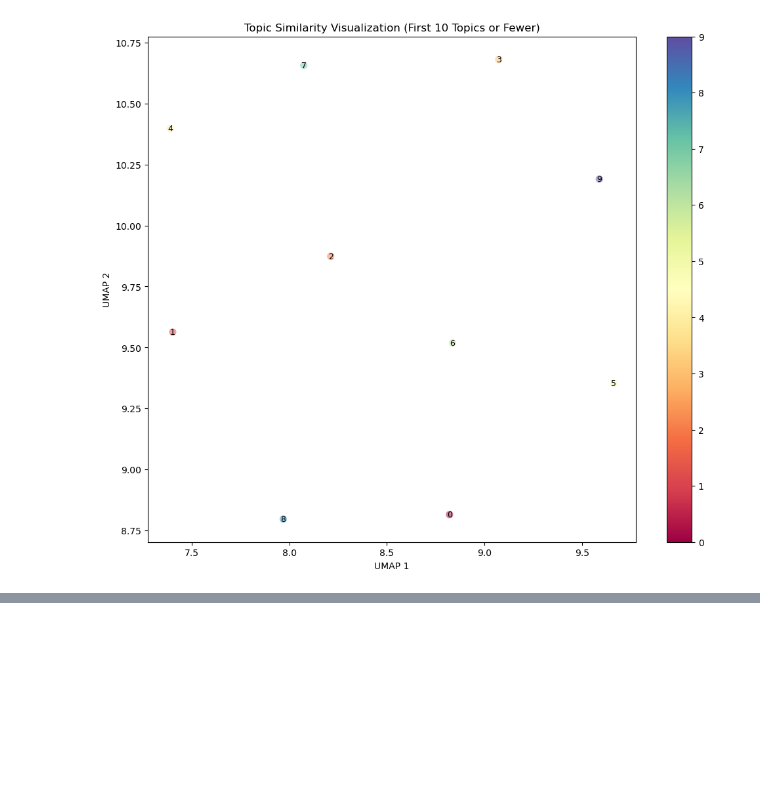
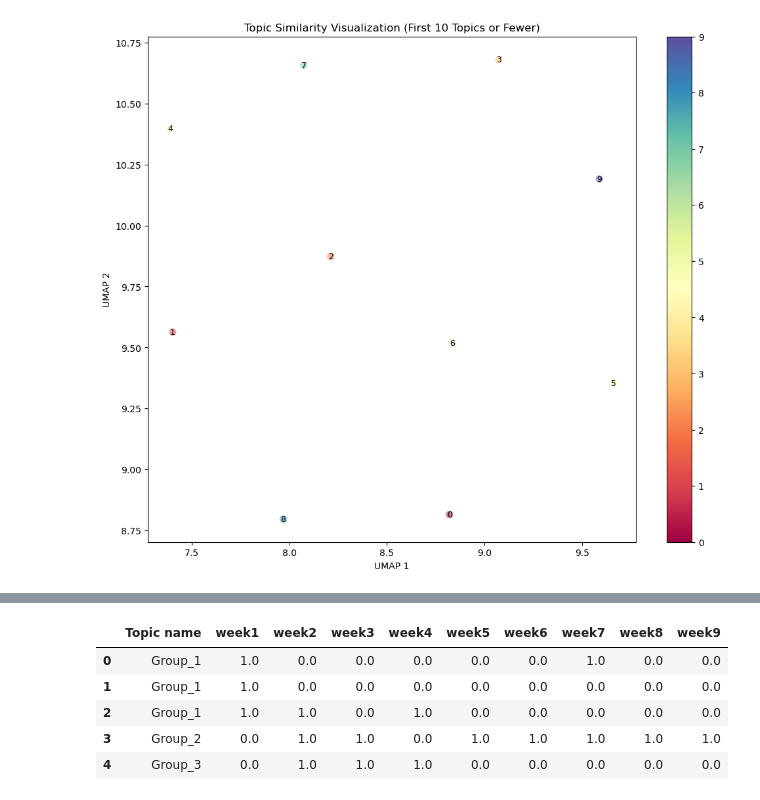
Before and after one commit to FahimShahriarAnik/Chaos_in_fedNews, a Jupyter notebook: notebooks/topic_modeling_using_bertopic.ipynb, the cells around one changed output, grey strips where cells are left out. Cells and saved outputs as stored; diff of their text form; code cells hidden in the pictures; blank space fills up the shorter version.

```diff
--- a/notebooks/topic_modeling_using_bertopic.ipynb
+++ b/notebooks/topic_modeling_using_bertopic.ipynb
@@ -300,0 +349,37 @@ Topic 22: False
+# %%
+import pandas as pd
+
+file_path = '../notebooks/topic_modeling_output/bertopic_output/topic_modeling_edited.csv'
+data = pd.read_csv(file_path)
+# %%
+group_1 = ['Private Sector', 'Retirement Planning', 'Federal Health Plan', 'Civil Service']
+group_2 = ['Telework Policy Change', 'Mayorkas Farewell', 'RIF Notice', 'Deferred Resignation Program',
+           'Funding Freeze', 'Treasury Department', 'USAID Funding Cut', 'Mass Layoff']
+group_3 = ['Tension about Hiring Freeze', '401k Concerns', 'OPM Confusion']
+group_4 = ['Mental Health Issues', 'Tension Among Probationaries', 'DEI Concerns', 'Defending Constitution',
+           'President Trump', 'Elon Musk & DOGE', 'Fork in the Road']
+group_5 = ['Federal Union', 'Class Action Lawsuit', 'Call For Push Back']
+# %%
+gropued_data = data.copy()
+# %%
+# go through each value in column 1 of data, check if it is in group_1, group_2, group_3, group_4, group_5 and assign the group name to that value
+for i in range(len(gropued_data)):
+    if gropued_data.iloc[i, 0] in group_1:
+        gropued_data.iloc[i, 0] = 'Group_1'
+    elif gropued_data.iloc[i, 0] in group_2:
+        gropued_data.iloc[i, 0] = 'Group_2'
+    elif gropued_data.iloc[i, 0] in group_3:
+        gropued_data.iloc[i, 0] = 'Group_3'
+    elif gropued_data.iloc[i, 0] in group_4:
+        gropued_data.iloc[i, 0] = 'Group_4'
+    elif gropued_data.iloc[i, 0] in group_5:
+        gropued_data.iloc[i, 0] = 'Group_5'
+# %%
+gropued_data.head()
+# %% [output]
+|  | Topic name | week1 | week2 | week3 | week4 | week5 | week6 | week7 | week8 | week9 |
+| 0 | Group_1 | 1.0 | 0.0 | 0.0 | 0.0 | 0.0 | 0.0 | 1.0 | 0.0 | 0.0 |
+| 1 | Group_1 | 1.0 | 0.0 | 0.0 | 0.0 | 0.0 | 0.0 | 0.0 | 0.0 | 0.0 |
+| 2 | Group_1 | 1.0 | 1.0 | 0.0 | 1.0 | 0.0 | 0.0 | 0.0 | 0.0 | 0.0 |
+| 3 | Group_2 | 0.0 | 1.0 | 1.0 | 0.0 | 1.0 | 1.0 | 1.0 | 1.0 | 1.0 |
+| 4 | Group_3 | 0.0 | 1.0 | 1.0 | 1.0 | 0.0 | 0.0 | 0.0 | 0.0 | 0.0 |
```
Also changed, not shown: parts of 6 cells of this notebook, 25 other files.
